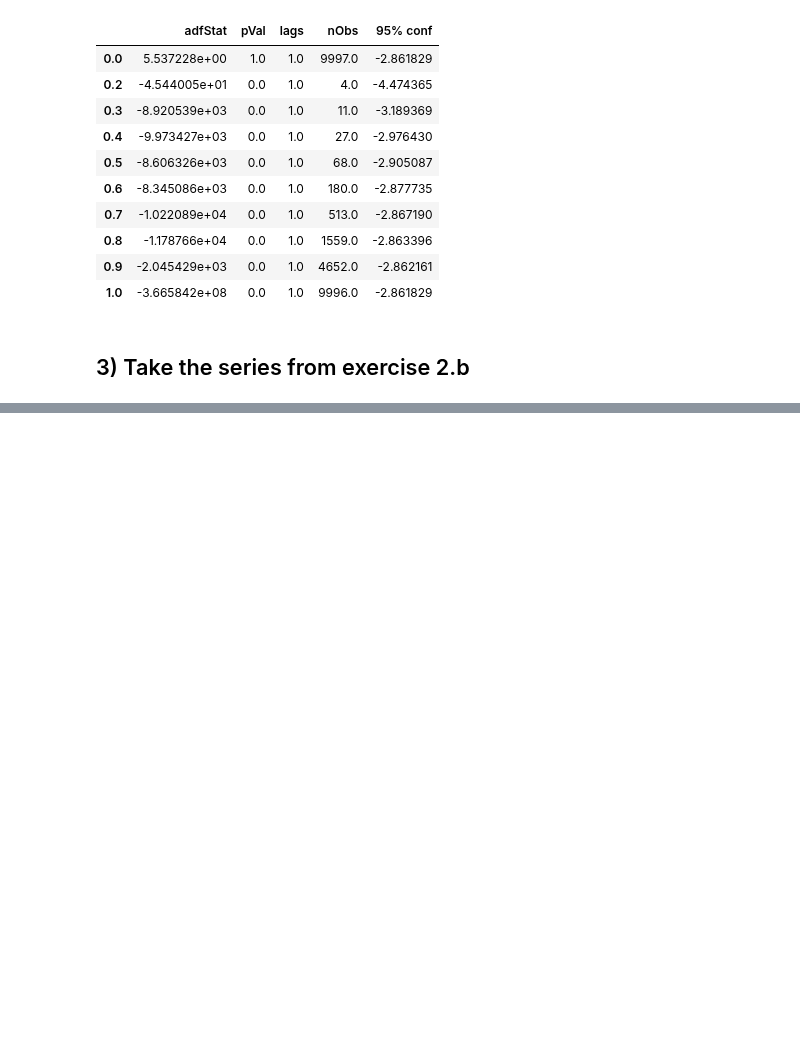
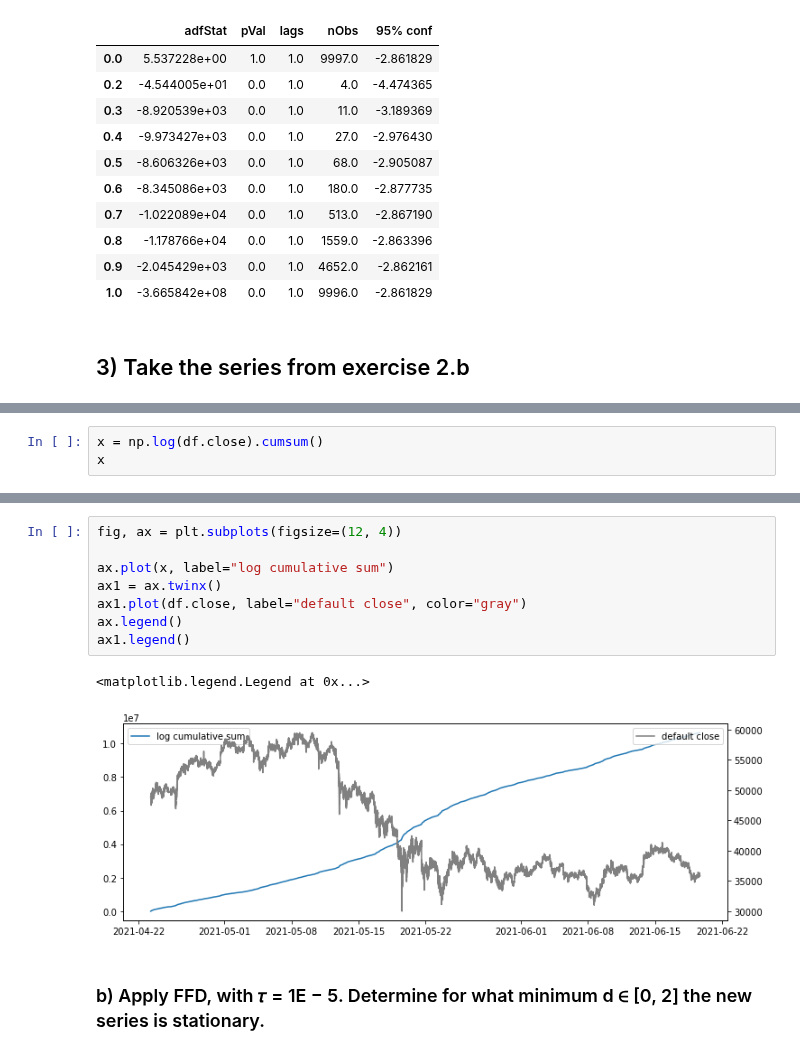
Before and after one commit to sunnymnie/bitcoin-printer, a Jupyter notebook: 5-fractionally-differentiated-features/chapter-5.ipynb, the cells around one changed output, grey strips where cells are left out. Drawn from its saved outputs; the diff is of its cells as text; blank space fills up the shorter version.

```diff
--- a/5-fractionally-differentiated-features/chapter-5.ipynb
+++ b/5-fractionally-differentiated-features/chapter-5.ipynb
@@ -368,0 +492,3 @@ out
+# %%
+x = np.log(df.close).cumsum()
+x
@@ -368,0 +509,13 @@ out
+# %%
+fig, ax = plt.subplots(figsize=(12, 4))
+
+ax.plot(x, label="log cumulative sum")
+ax1 = ax.twinx()
+ax1.plot(df.close, label="default close", color="gray")
+ax.legend()
+ax1.legend()
+# %% [output]
+<matplotlib.legend.Legend at 0x...>
+[figure, added]
+# %% [markdown]
+### b) Apply FFD, with 𝜏 = 1E − 5. Determine for what minimum d ∈ [0, 2] the new series is stationary.
```
Also changed, not shown: parts of 31 cells of this notebook, 4 other files.
